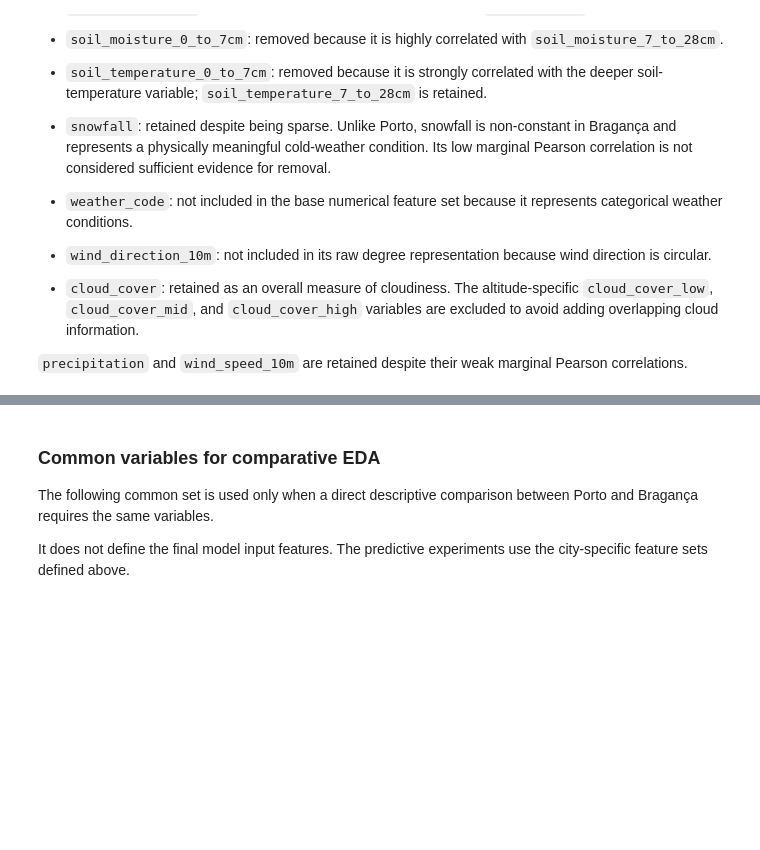
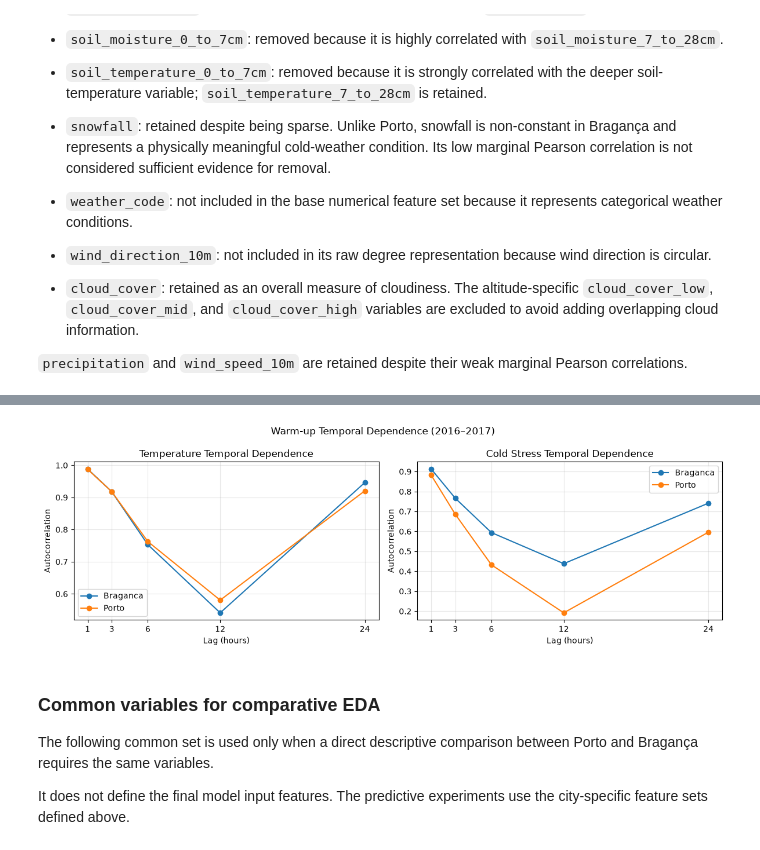
Before and after one commit to JoaoSilva042/data-stream-mining-pa27, a Jupyter notebook: notebooks/01_data_quality_eda.ipynb, the cells around one changed output, grey strips where cells are left out. Drawn from its saved outputs; the diff is of its cells as text; code cells hidden in the pictures; blank space fills up the shorter version.

```diff
--- a/notebooks/01_data_quality_eda.ipynb
+++ b/notebooks/01_data_quality_eda.ipynb
@@ -675,3 +766,89 @@ weather_braganca = [
+# %%
+fig, axes = plt.subplots(
+    1,
+    2,
+    figsize=(12, 4),
+)
+
+for city, data in (
+    window_diagnostics
+    .groupby("city")
+):
+
+    axes[0].plot(
+        data["lag_hours"],
+        data[
+            "temperature_autocorrelation"
+        ],
+        marker="o",
+        label=city,
+    )
+
+    axes[1].plot(
+        data["lag_hours"],
+        data[
+            "cold_stress_autocorrelation"
+        ],
+        marker="o",
+        label=city,
+    )
+
+
+axes[0].set_title(
+    "Temperature Temporal Dependence"
+)
+
+axes[0].set_xlabel(
+    "Lag (hours)"
+)
+
+axes[0].set_ylabel(
+    "Autocorrelation"
+)
+
+
+axes[1].set_title(
+    "Cold Stress Temporal Dependence"
+)
+
+axes[1].set_xlabel(
+    "Lag (hours)"
+)
+
+axes[1].set_ylabel(
+    "Autocorrelation"
+)
+
+
+for ax in axes:
+    ax.set_xticks(
+        window_lags
+    )
+
+    ax.grid(
+        True,
+        alpha=0.3,
+    )
+
+    ax.legend()
+
+
+fig.suptitle(
+    "Warm-up Temporal Dependence (2016–2017)"
+)
+
+fig.tight_layout()
+
+fig.savefig(
+    FIG_DIR
+    / "03_window_temporal_dependence.png",
+    dpi=150,
+    bbox_inches="tight",
+)
+
+plt.show()
+# %% [output]
+[figure, added]
 # %% [markdown]
 ### Common variables for comparative EDA
 
```
Also changed, not shown: parts of 8 cells of this notebook, 16 other files.
